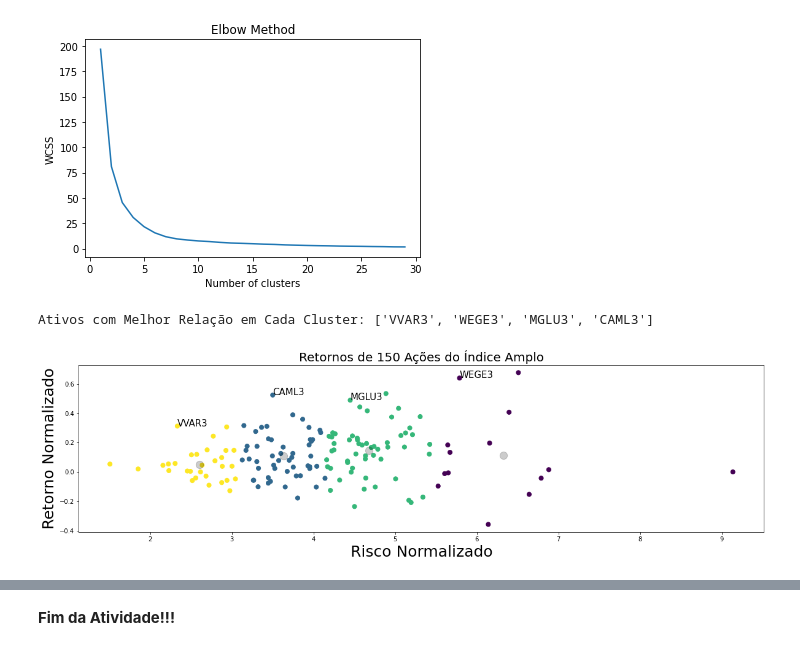
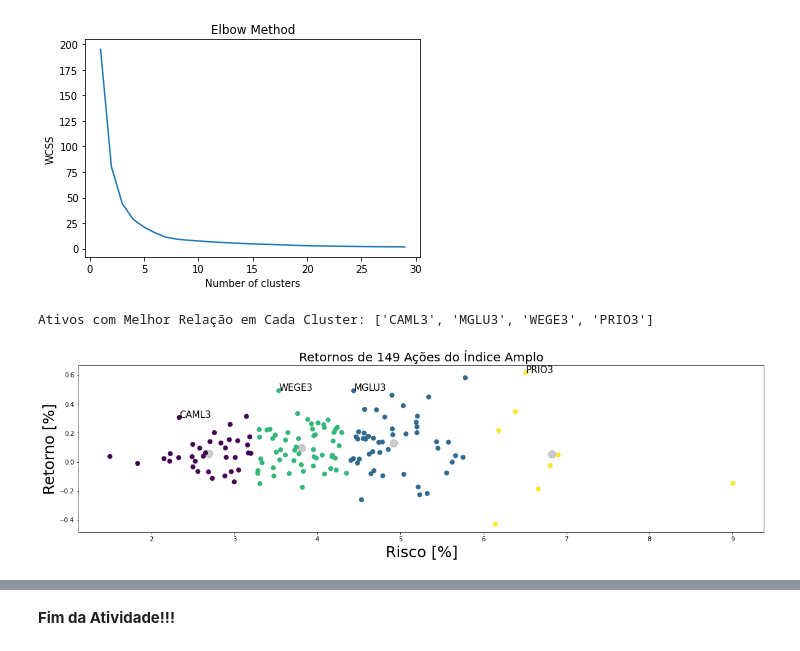
Before and after one commit to marcelinoandrade/Processamento-Digital-de-Sinais-Financeiros, a Jupyter notebook: Aula Extra 3 - K-Means e Carteira de Ativos para Swing.ipynb, the cells around one changed output, grey strips where cells are left out. Cells and saved outputs as stored; diff of their text form; code cells hidden in the pictures.

```diff
--- a/Aula Extra 3 - K-Means e Carteira de Ativos para Swing.ipynb
+++ b/Aula Extra 3 - K-Means e Carteira de Ativos para Swing.ipynb
@@ -47,8 +47,8 @@ wrn.filterwarnings('ignore', category = UserWarning)
 from pandas_datareader import data
 from tqdm import tqdm
 
-start_date = '2019-08-24'
-end_date = '2020-08-24'
+start_date = '2019-09-07'
+end_date = '2020-09-07'
 
 
 df = pd.read_html('http://bvmf.bmfbovespa.com.br/indices/ResumoCarteiraTeorica.aspx?Indice=IBRA&idioma=pt-br')
@@ -154,7 +155,7 @@ dtype: float64
 retornos=100*output[list(set(stocks)-set(['TCSA3','HBOR3']))].pct_change()
 stocks=retornos.columns
 
-X=np.array([[np.std(retornos[st]),np.mean(retornos[st])] for st in stocks])
+X=np.array([[np.std(retornos[sto]),np.mean(retornos[sto])] for sto in stocks])
 
 N=3
 
@@ -197,36 +198,35 @@ plt.show()
 # %%
 retornos=output[list(set(stocks)-set(['TCSA3','HBOR3']))].pct_change()
 stocks=retornos.columns
 
 
-X=100*np.array([[np.std(retornos[st]),np.mean(retornos[st])] for st in stocks])
-#X = StandardScaler().fit_transform(X)
+X=100*np.array([[np.std(retornos[sto]),np.mean(retornos[sto])] for sto in stocks])
 
 N=4
 
 kmeans = KMeans(n_clusters=N, random_state=0).fit(X)
 y_kmeans = kmeans.predict(X)
 
 fig = plt.subplots(figsize=(20,5))
 
 ax1=plt.subplot(1,1, 1)
 ax1.scatter(X[:, 0], X[:, 1], c=y_kmeans, s=50, cmap='viridis')
 ax1.set_title('Retornos de '+str(len(stocks))+' Ações do Índice Amplo',fontsize=20)
-ax1.set_xlabel('Risco Normalizado',fontsize=25)
-ax1.set_ylabel('Retorno Normalizado',fontsize=25)
+ax1.set_xlabel('Risco [%]',fontsize=25)
+ax1.set_ylabel('Retorno [%]',fontsize=25)
 
 centers = kmeans.cluster_centers_
 plt.scatter(centers[:, 0], centers[:, 1], c='black', s=150, alpha=0.2);
 
 best=[]
 for i in range(N):
     ind=retornos[retornos.columns[np.where(y_kmeans==i)[0]]].mean()/retornos[retornos.columns[np.where(y_kmeans==i)[0]]].std()
     best.append(ind[ind==np.max(ind)])
 rb=list(pd.DataFrame(best).columns)
 print("Ativos com Melhor Relação em Cada Cluster:", rb)
 
-for pos, st in zip(X[np.where(stocks.isin(rb))],rb):
-    plt.text(pos[0],pos[1],st,fontsize=15)
+for r in rb:
+    plt.text(X[stocks==r][0][0],X[stocks==r][0][1],r,fontsize=15)
 # %% [output]
-Ativos com Melhor Relação em Cada Cluster: ['VVAR3', 'WEGE3', 'MGLU3', 'CAML3']
+Ativos com Melhor Relação em Cada Cluster: ['CAML3', 'MGLU3', 'WEGE3', 'PRIO3']
-[figure, old version]
+[figure, new version]
```
Also changed, not shown: parts of 8 cells of this notebook.
